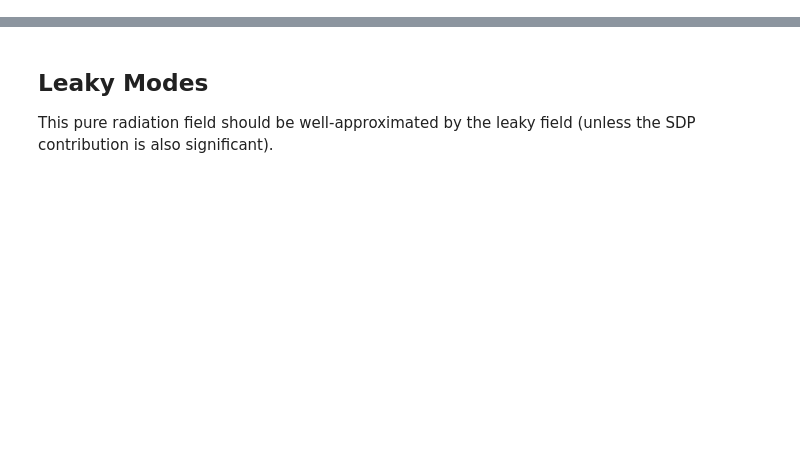
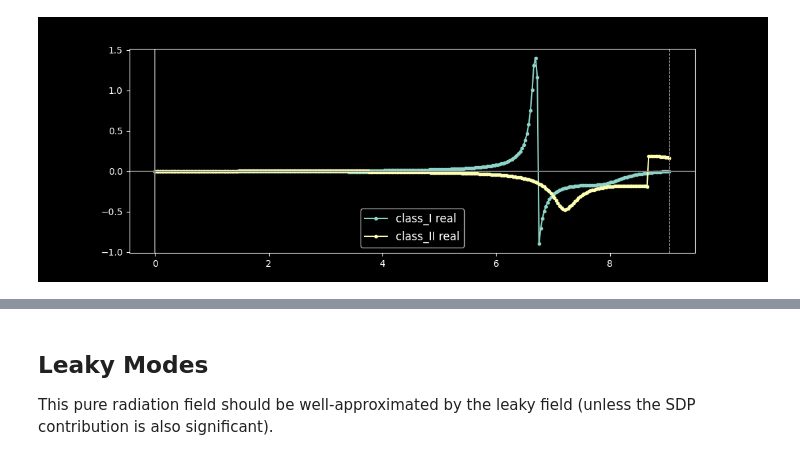
Before and after one commit to pumpkinpieter/slabguide, a Jupyter notebook: examples/AntiGuide.ipynb, the cells around one changed output, grey strips where cells are left out. Cells and saved outputs as stored; diff of their text form; code cells hidden in the pictures; blank space fills up the shorter version.

```diff
--- a/examples/AntiGuide.ipynb
+++ b/examples/AntiGuide.ipynb
@@ -50,0 +50,4 @@ P.add_contour(real_contour(.00001, A.Z_evanescent, 350))
+# %%
+fig, ax = P.plot_transform();
+# %% [output]
+[figure, added]
```
Also changed, not shown: parts of 81 cells of this notebook, 16 other files.
